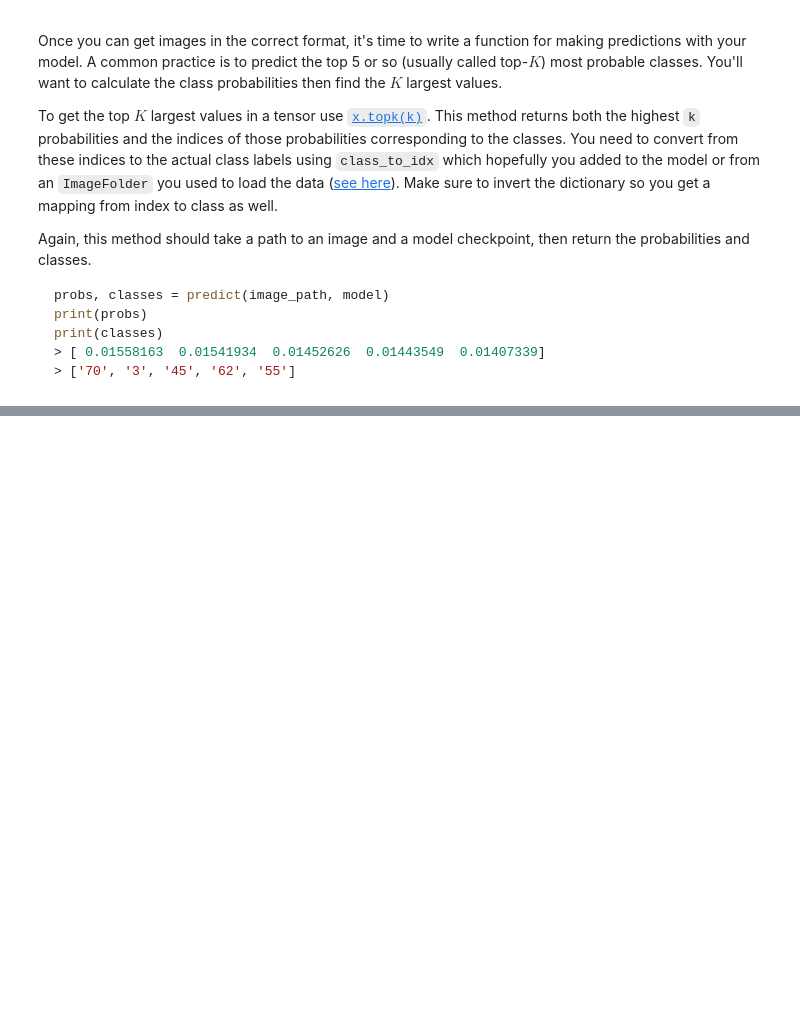
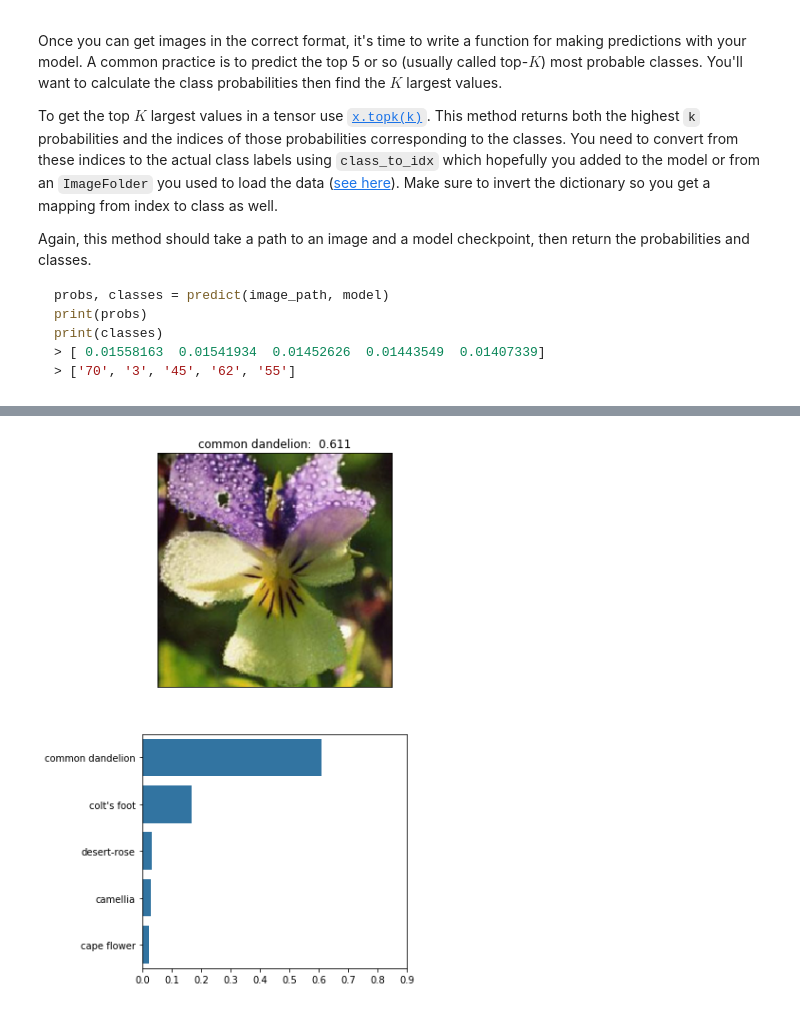
Before and after one commit to btchncamaro/aipnd-project, a Jupyter notebook: Image Classifier Project.ipynb, the cells around one changed output, grey strips where cells are left out. Saved outputs shown, nothing was run; the diff lists cells and outputs as text; code cells hidden in the pictures; blank space fills up the shorter version.

```diff
--- a/Image Classifier Project.ipynb
+++ b/Image Classifier Project.ipynb
@@ -373,6 +367,7 @@ def imshow(image, ax=None, title=None):
     """Imshow for Tensor."""
     if ax is None:
         fig, ax = plt.subplots()
+    ax.set_title(title)
 
     # PyTorch tensors assume the color channel is the first dimension
     # but matplotlib assumes is the third dimension
@@ -423,3 +418,22 @@ def predict(image_path, model, topk=5):
     '''
 
     # TODO: Implement the code to predict the class from an image file
+    device = torch.device("cuda" if torch.cuda.is_available() else "cpu")
+    model.to(device)
+    model.eval()
+
+    img = Image.open(image_path)
+    processed_img = process_image(img)
+    processed_img = processed_img.reshape(1,3,224,224)
+    processed_img_tensor = torch.from_numpy(processed_img)
+
+    logps = model.forward(processed_img_tensor.to(device).float())
+
+    # Calculate accuracy
+    ps = torch.exp(logps)
+    ps_topk = ps.topk(topk)
+
+    topk_values = ps_topk[0][0].cpu().detach().numpy()
+    topk_indexes = ps_topk[1][0].cpu().numpy()
+
+    return topk_values, topk_indexes
@@ -435,0 +487,48 @@ You can convert from the class integer encoding to actual flower names with the
+# %%
+# TODO: Display an image along with the top 5 classes
+import seaborn as sb
+import pandas as pd
+
+model_load = load_checkpoint(checkpoint_filename)
+#image_path = "./flowers/valid/19/image_06158.jpg"
+#image_path = "./flowers/valid/19/image_06165.jpg"
+#image_path = "./flowers/valid/19/image_06187.jpg"
+#image_path = "./flowers/valid/19/image_06195.jpg"
+#image_path = "./flowers/valid/20/image_04903.jpg"
+#image_path = "./flowers/valid/20/image_04913.jpg"
+#image_path = "./flowers/valid/20/image_04918.jpg"
+#image_path = "./flowers/valid/20/image_04920.jpg"
+image_path = "./flowers/valid/52/image_04235.jpg"
+
+probs, classes = predict(image_path, model_load, 5)
+title = f"{cat_to_name[str(classes[0])]}:  {probs[0]:.3f}"
+
+img = Image.open(image_path)
+processed_img = process_image(img)
+processed_img_tensor = torch.from_numpy(processed_img)
+
+plt.figure(figsize = [5, 10]) # figure size for subplots
+ax = plt.subplot(2, 1, 1) # 2 rows, 1 col, subplot 1
+ax.set_yticks([])
+ax.set_xticks([])
+
+#show the image
+imshow(processed_img_tensor, ax=ax, title=title);
+
+#create the list of labels
+labels = []
+for clazz in classes:
+    if str(clazz) not in cat_to_name.keys():
+        break
+    labels.append(cat_to_name[str(clazz)])
+
+df = pd.DataFrame(list(zip(labels, probs)), columns =['label', 'prob'])
+
+#display the bar chart of the top k classes
+plt.subplot(2, 1, 2) # 2 rows, 1 col, subplot 2
+base_color = sb.color_palette()[0]
+plot = sb.barplot(data = df, y = 'label', x = 'prob', color = base_color);
+plot.set(xlabel='', ylabel='')
+plot.set_xticks([.0,.10,.20,.30,.40,.50,.60,.70,.80,.90]);
+# %% [output]
+[figure, added]
```
Also changed, not shown: parts of 12 cells of this notebook, 1 other file.
